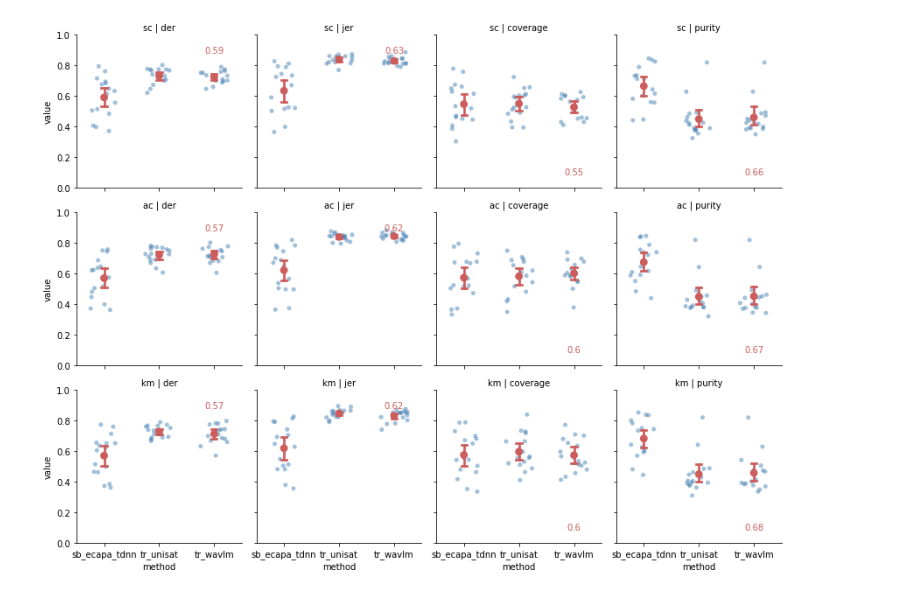
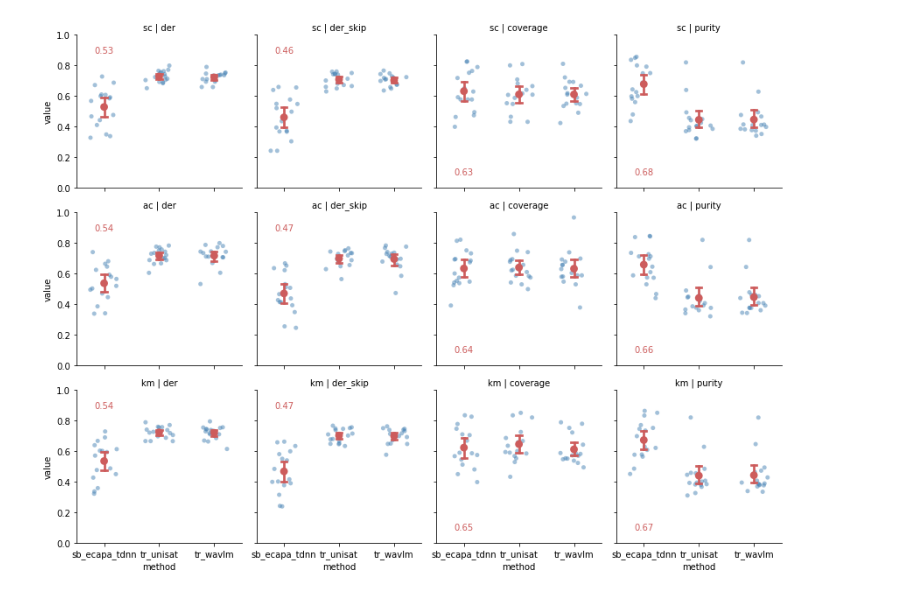
Before and after one commit to mexca/mexca-sd-experiment, a Jupyter notebook: speaker-diarization/compare_sd.ipynb, the cells around one changed output. Drawn from its saved outputs; the diff is of its cells as text; code cells hidden in the pictures.

```diff
--- a/speaker-diarization/compare_sd.ipynb
+++ b/speaker-diarization/compare_sd.ipynb
@@ -35,7 +34,7 @@ CLUSTER_METHODS = ["sc", "ac", "km"]
 FILE_INDICES = list(range(16))
 # %%
 diarization_der = DiarizationErrorRate(collar=0.25)
-diarization_jer = JaccardErrorRate(collar=0.25)
+diarization_der_skip = DiarizationErrorRate(collar=0.25, skip_overlap=True)
 diarization_coverage = DiarizationCoverage(collar=0.25)
 diarization_purity = DiarizationPurity(collar=0.25)
 # %%
@@ -63,52 +62,61 @@ for res_dir in RESULTS:
                     index = int(filename.name.split("_")[-1].split(".")[0])
                     if cluster_method == cm and index == i:
                         res_rttm_seq = read_rttm(filename.path)
-                        ref_rttm_seq = read_rttm(os.path.join("results", "reference", f"ref_ami_micro_test_sample_{i}.rttm"))
-                        assert os.path.split(os.path.normpath(ref_rttm_seq.sequence[0].file))[-1] == os.path.split(os.path.normpath(res_rttm_seq.sequence[0].file))[-1]
+                        ref_rttm_seq = read_rttm(os.path.join(
+                            "results", "reference", f"ref_ami_micro_test_sample_{i}.rttm"))
+                        assert os.path.split(os.path.normpath(ref_rttm_seq.sequence[0].file))[
+                            -1] == os.path.split(os.path.normpath(res_rttm_seq.sequence[0].file))[-1]
                         res_annotation = convert_rttm_annotation(res_rttm_seq)
                         ref_annotation = convert_rttm_annotation(ref_rttm_seq)
                         der = diarization_der(ref_annotation, res_annotation)
-                        jer = diarization_jer(ref_annotation, res_annotation)
-                        coverage = diarization_coverage(ref_annotation, res_annotation)
-                        purity = diarization_purity(ref_annotation, res_annotation)
-                        results_df["metric"] = results_df["metric"] + ["der", "jer", "coverage", "purity"]
-                        results_df["method"] = results_df["method"] + [method_labels[res_dir]] * 4
+                        der_skip = diarization_der_skip(ref_annotation, res_annotation)
+                        coverage = diarization_coverage(
+                            ref_annotation, res_annotation)
+                        purity = diarization_purity(
+                            ref_annotation, res_annotation)
+                        results_df["metric"] = results_df["metric"] + \
+                            ["der", "der_skip", "coverage", "purity"]
+                        results_df["method"] = results_df["method"] + \
+                            [method_labels[res_dir]] * 4
                         results_df["cluster"] = results_df["cluster"] + [cm] * 4
-                        results_df["value"] = results_df["value"] + [der, jer, coverage, purity]
+                        results_df["value"] = results_df["value"] + \
+                            [der, der_skip, coverage, purity]
 
 results_df = pd.DataFrame(results_df)
 # %%
 def select_min_max(group):
-    if pd.DataFrame(group).reset_index()["metric"].apply(lambda x: x in ["der", "jer"]).all():
+    if pd.DataFrame(group).reset_index()["metric"].apply(lambda x: x in ["der", "der_skip"]).all():
         return np.min(group)
     else:
         return np.max(group)
 # %%
-mean_results_df = results_df.groupby(["metric", "method", "cluster"]).aggregate(np.mean)
+mean_results_df = results_df.groupby(
+    ["metric", "method", "cluster"]).aggregate(np.mean)
 
 mean_best_results_dict = mean_results_df.groupby(
     ["cluster", "metric"]).aggregate(select_min_max).to_dict()["value"]
 # %%
 grid = sns.FacetGrid(data=results_df, col="metric", row="cluster")
 
 grid.map(sns.stripplot, "method", "value", color="steelblue",
          order=method_labels.values(), alpha=0.5, jitter=0.25, zorder=1)
 grid.map(sns.pointplot, "method", "value", color="indianred", join=False,
          order=method_labels.values(), estimator=np.mean, capsize=0.1, zorder=2)
 
 grid.set_titles(col_template="{col_name}", row_template="{row_name}")
 grid.set(ylim=(0.0, 1.0), yticks=np.linspace(0.0, 1.0, 6))
 
-best_pos = {"der": (2, 0.9), "jer": (2, 0.9), "coverage": (2, 0.1), "purity": (2, 0.1)}
+best_pos = {"der": (0, 0.9), "der_skip": (0, 0.9),
+            "coverage": (0, 0.1), "purity": (0, 0.1)}
 
 for col in grid.axes:
     for row in col:
         metric = tuple(row.title.get_text().split(" | "))
         best = round(mean_best_results_dict[metric], 2)
         row.annotate(text=best, xy=best_pos[metric[1]],
-                    ha='center', va='center', color="indianred")
+                     ha='center', va='center', color="indianred")
 
-grid.savefig("sd_results.pdf")
-grid.savefig("sd_results.png")
+grid.savefig("sd_comparison.pdf")
+grid.savefig("sd_comparison.png")
 # %% [output]
-[figure, old version]
+[figure, new version]
```
Also changed, not shown: parts of 16 cells of this notebook, 12 other files.
